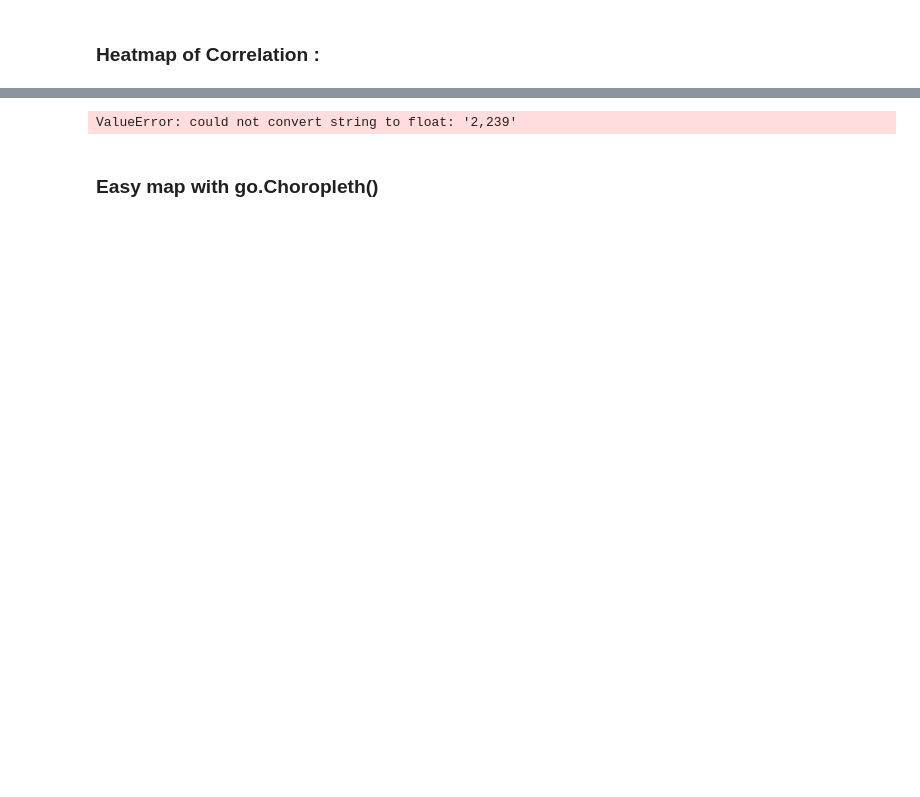
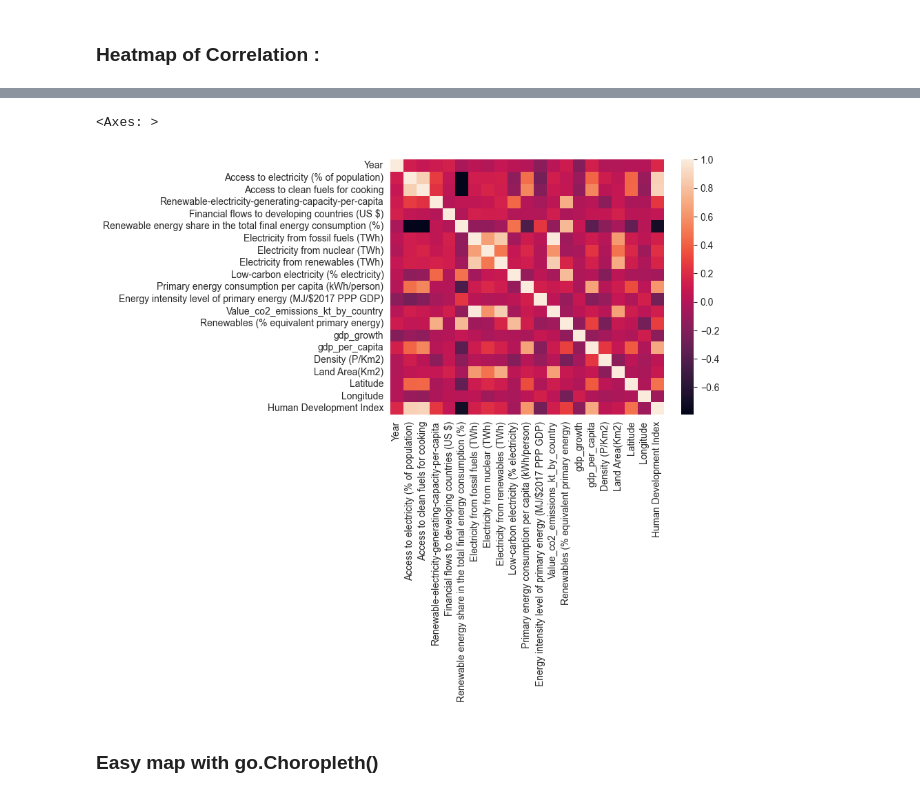
Before and after one commit to Projet-ESIEE/DashBoard-Energy, a Jupyter notebook: dataViz.ipynb, the cells around one changed output, grey strips where cells are left out. Saved outputs shown, nothing was run; the diff lists cells and outputs as text; code cells hidden in the pictures; blank space fills up the shorter version.

```diff
--- a/dataViz.ipynb
+++ b/dataViz.ipynb
@@ -11,3 +12,7 @@ path_energy = os.path.join("dataset", "global-data-sustainable-energy.csv")
+# %%
+path_energy = os.path.join("dataset", "energy-cleaned-dataset.csv")
+path_geodata = os.path.join("dataset", "world-administrative-boundaries.geojson")
+categorical_columns = ["Entity","Continent","Region","iso3"]
 # %%
 df_energy = pd.read_csv(path_energy)
 COUNTRY = "Russia"
@@ -147,8 +161,10 @@ heatmap.show()
 # %%
-cor = df_energy.drop(columns=["Entity"]).corr()
+
+cor = df_energy.drop(columns=categorical_columns).corr()
 sn.heatmap(cor)
 # %% [output]
-ValueError: could not convert string to float: '2,239'
+<Axes: >
+[figure, added]
 # %% [markdown]
 ### Easy map with go.Choropleth()
 # %%
```
Also changed, not shown: parts of 7 cells of this notebook, 2 other files.
